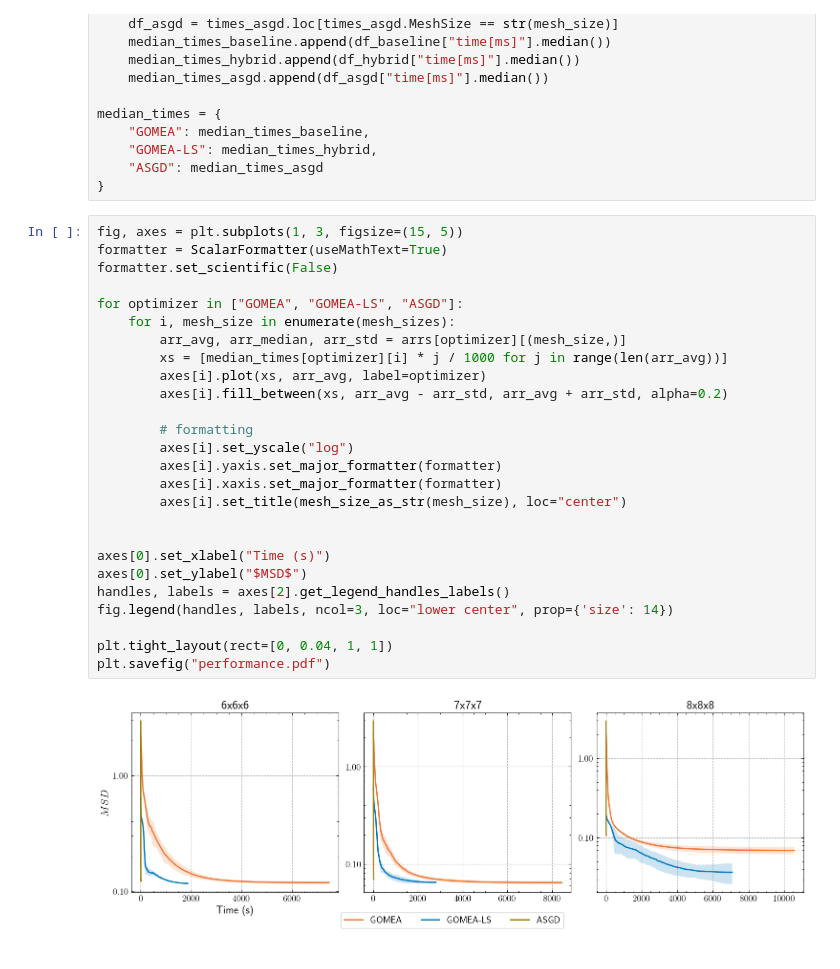
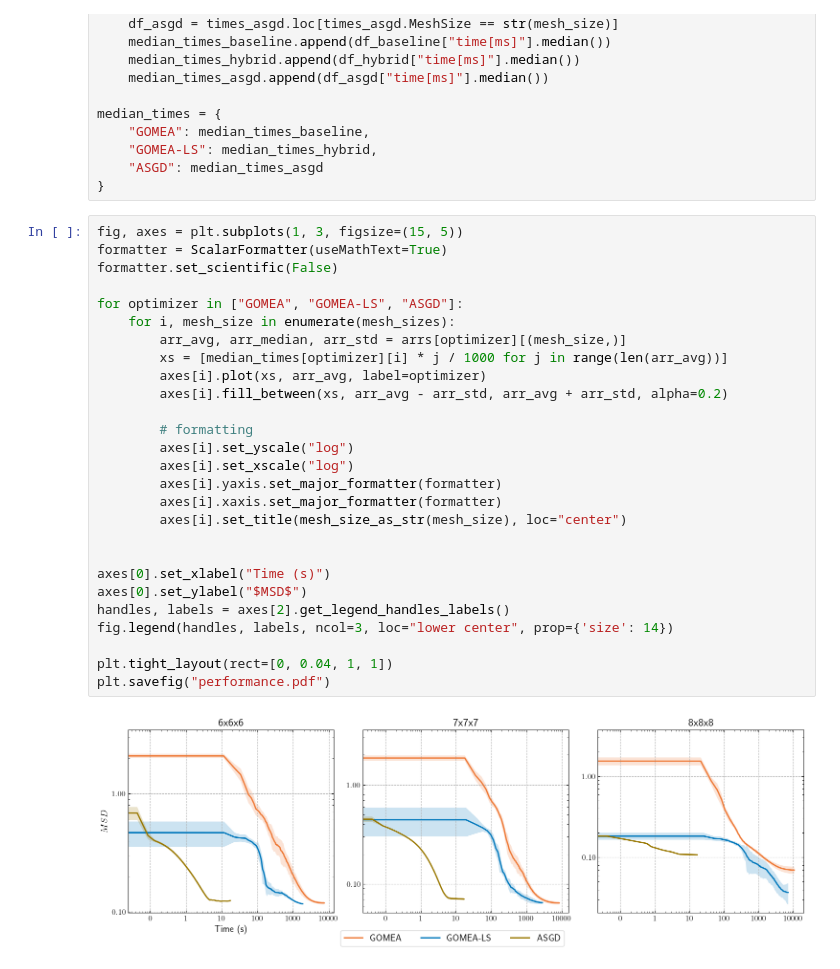
Before and after one commit to joasiee/elastix, a Jupyter notebook: experiments/notebooks/experiments/hybrid.ipynb, the cells around one changed output. Cells and saved outputs as stored; diff of their text form.

Commit message:
final plots

```diff
--- a/experiments/notebooks/experiments/hybrid.ipynb
+++ b/experiments/notebooks/experiments/hybrid.ipynb
@@ -232,28 +216,29 @@ median_times = {
 # %%
 fig, axes = plt.subplots(1, 3, figsize=(15, 5))
 formatter = ScalarFormatter(useMathText=True)
 formatter.set_scientific(False)
 
 for optimizer in ["GOMEA", "GOMEA-LS", "ASGD"]:
     for i, mesh_size in enumerate(mesh_sizes):
         arr_avg, arr_median, arr_std = arrs[optimizer][(mesh_size,)]
         xs = [median_times[optimizer][i] * j / 1000 for j in range(len(arr_avg))]
         axes[i].plot(xs, arr_avg, label=optimizer)
         axes[i].fill_between(xs, arr_avg - arr_std, arr_avg + arr_std, alpha=0.2)
 
         # formatting
         axes[i].set_yscale("log")
+        axes[i].set_xscale("log")
         axes[i].yaxis.set_major_formatter(formatter)
         axes[i].xaxis.set_major_formatter(formatter)
         axes[i].set_title(mesh_size_as_str(mesh_size), loc="center")
 
 
 axes[0].set_xlabel("Time (s)")
 axes[0].set_ylabel("$MSD$")
 handles, labels = axes[2].get_legend_handles_labels()
 fig.legend(handles, labels, ncol=3, loc="lower center", prop={'size': 14})
 
 plt.tight_layout(rect=[0, 0.04, 1, 1])
 plt.savefig("performance.pdf")
 # %% [output]
-[figure, old version]
+[figure, new version]
```
Also changed, not shown: parts of 4 cells of this notebook, 4 other files.
